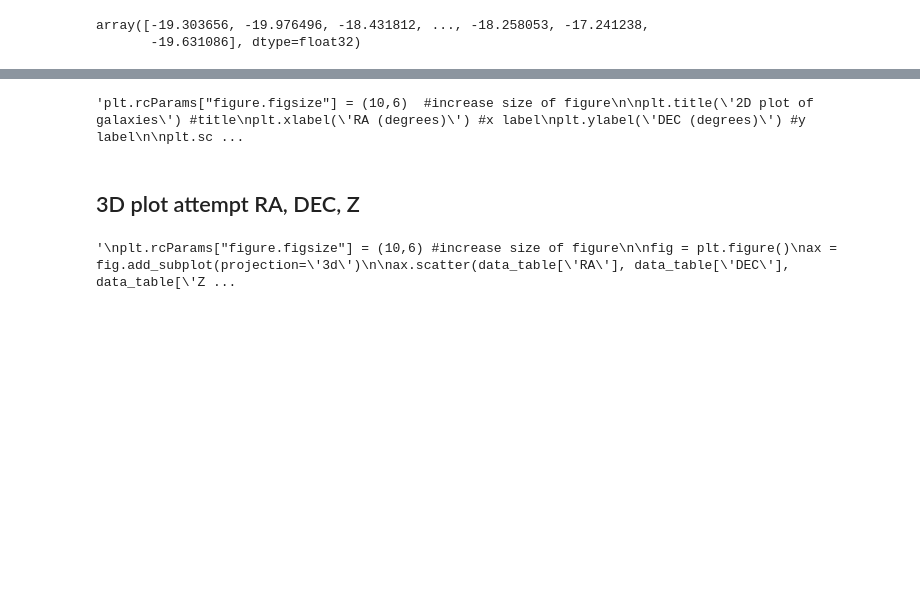
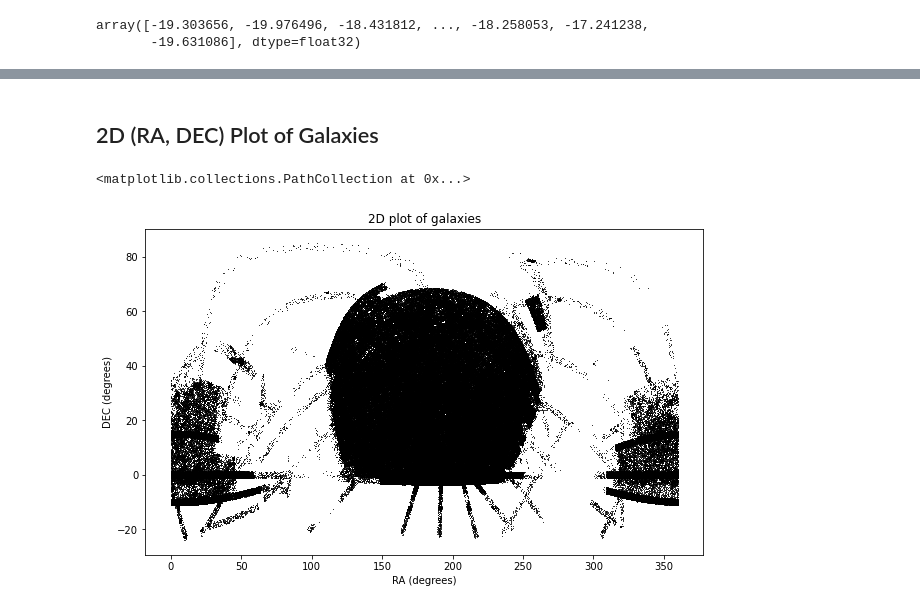
Before and after one commit to kadglass/SmallScale, a Jupyter notebook: Small Scale Environment.ipynb, the cells around one changed output, grey strips where cells are left out. Saved outputs shown, nothing was run; the diff lists cells and outputs as text; code cells hidden in the pictures; blank space fills up the shorter version.

Commit message:
galactic plot

```diff
--- a/Small Scale Environment.ipynb
+++ b/Small Scale Environment.ipynb
@@ -84,33 +89,2 @@ import matplotlib.pyplot as plt
-# %%
-'''plt.rcParams["figure.figsize"] = (10,6)  #increase size of figure
-
-plt.title('2D plot of galaxies') #title
-plt.xlabel('RA (degrees)') #x label
-plt.ylabel('DEC (degrees)') #y label
-
-plt.scatter(data_table['RA'], data_table['DEC'])
-
-'''
-# %% [output]
-'plt.rcParams["figure.figsize"] = (10,6)  #increase size of figure\n\nplt.title(\'2D plot of galaxies\') #title\nplt.xlabel(\'RA (degrees)\') #x label\nplt.ylabel(\'DEC (degrees)\') #y label\n\nplt.sc ...
-# %% [markdown]
-## 3D plot attempt RA, DEC, Z
-# %%
-'''
-plt.rcParams["figure.figsize"] = (10,6) #increase size of figure
-
-fig = plt.figure()
-ax = fig.add_subplot(projection='3d')
-
-ax.scatter(data_table['RA'], data_table['DEC'], data_table['Z'])
-
-plt.title('3D plot of galaxies')
-ax.set_xlabel('RA')
-ax.set_ylabel('DEC')
-ax.set_zlabel('Z')
-
-plt.show()
-
-'''
-# %% [output]
-'\nplt.rcParams["figure.figsize"] = (10,6) #increase size of figure\n\nfig = plt.figure()\nax = fig.add_subplot(projection=\'3d\')\n\nax.scatter(data_table[\'RA\'], data_table[\'DEC\'], data_table[\'Z ...
+# %% [markdown]
+## 2D (RA, DEC) Plot of Galaxies
@@ -116,0 +95,11 @@ plt.show()
+# %%
+plt.rcParams["figure.figsize"] = (10,6)  #increase size of figure
+
+plt.title('2D plot of galaxies') #title
+plt.xlabel('RA (degrees)') #x label
+plt.ylabel('DEC (degrees)') #y label
+
+plt.scatter(data_table['RA'], data_table['DEC'], marker='o', c='k', s=1, lw=0)
+# %% [output]
+<matplotlib.collections.PathCollection at 0x...>
+[figure, added]
```
Also changed, not shown: parts of 17 cells of this notebook.
